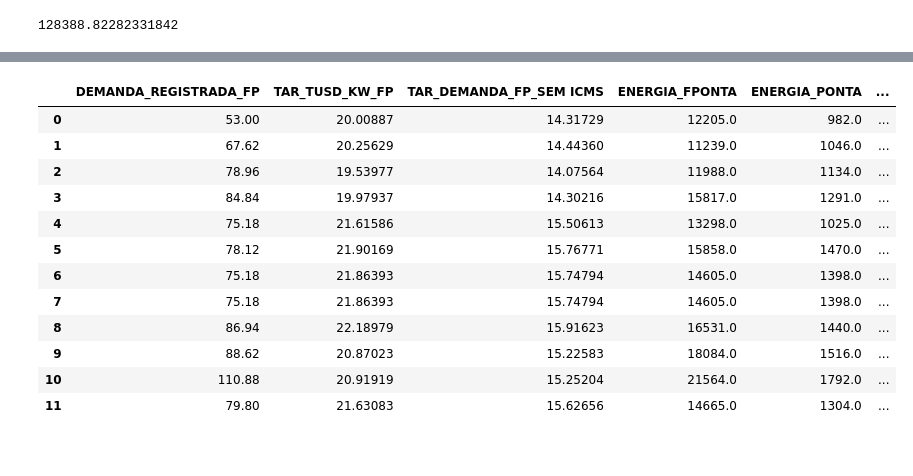
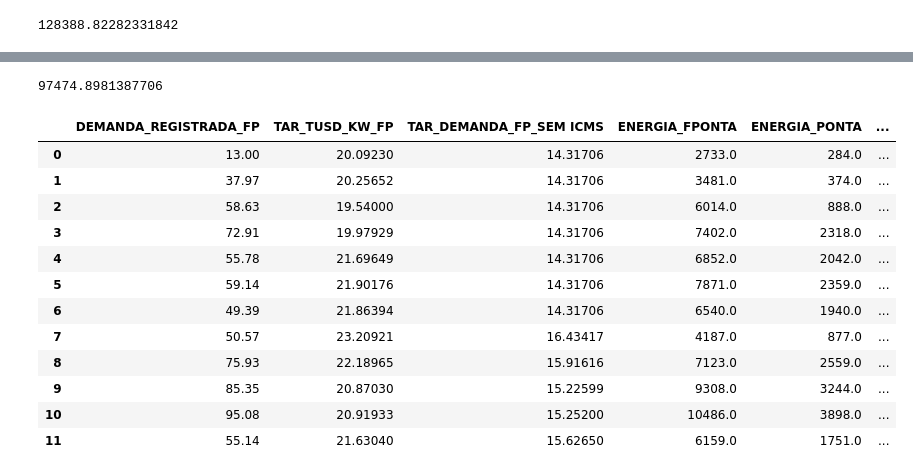
Before and after one commit to byronacunia/UFCA_estudo_mercado_livre, a Jupyter notebook: UFCA.ipynb, the cells around one changed output, grey strips where cells are left out. Drawn from its saved outputs; the diff is of its cells as text; code cells hidden in the pictures.

```diff
--- a/UFCA.ipynb
+++ b/UFCA.ipynb
@@ -502,3 +372,8 @@ dadosUC3
 | 9 | 614.88 | 20.87050 | 15.91619 | 115664 | 17746 |
 | 10 | 651.84 | 20.91934 | 15.91619 | 135194 | 20367 |
 | 11 | 419.48 | 21.63083 | 15.62658 | 83691 | 11665 |
+# %%
+dadosUC4 = UC4[UC4['ANO']==2019][['DEMANDA_REGISTRADA_FP','TAR_TUSD_KW_FP', 'TAR_DEMANDA_FP_SEM ICMS', 'ENERGIA_FPONTA', 'ENERGIA_PONTA']].reset_index()
+del dadosUC4['index']
+dadosUC4 = dadosUC4.fillna(method='ffill')
+dadosUC4
@@ -520,16 +409,21 @@ TOTAL_CONTA_CATIVO_UC3
-# %%
-dadosUC3
-# %% [output]
-|  | DEMANDA_REGISTRADA_FP | TAR_TUSD_KW_FP | TAR_DEMANDA_FP_SEM ICMS | ENERGIA_FPONTA | ENERGIA_PONTA | ... |
-| 0 | 53.00 | 20.00887 | 14.31729 | 12205.0 | 982.0 | ... |
-| 1 | 67.62 | 20.25629 | 14.44360 | 11239.0 | 1046.0 | ... |
-| 2 | 78.96 | 19.53977 | 14.07564 | 11988.0 | 1134.0 | ... |
-| 3 | 84.84 | 19.97937 | 14.30216 | 15817.0 | 1291.0 | ... |
-| 4 | 75.18 | 21.61586 | 15.50613 | 13298.0 | 1025.0 | ... |
-| 5 | 78.12 | 21.90169 | 15.76771 | 15858.0 | 1470.0 | ... |
-| 6 | 75.18 | 21.86393 | 15.74794 | 14605.0 | 1398.0 | ... |
-| 7 | 75.18 | 21.86393 | 15.74794 | 14605.0 | 1398.0 | ... |
-| 8 | 86.94 | 22.18979 | 15.91623 | 16531.0 | 1440.0 | ... |
-| 9 | 88.62 | 20.87023 | 15.22583 | 18084.0 | 1516.0 | ... |
-| 10 | 110.88 | 20.91919 | 15.25204 | 21564.0 | 1792.0 | ... |
-| 11 | 79.80 | 21.63083 | 15.62656 | 14665.0 | 1304.0 | ... |
+# %%
+TOTAL_CONTA_CATIVO_UC4, dadosUC4 = TOTAL_CONTA_CATIVO_UC(dadosUC4,demanda_contratada = 150,Tarifa_total_P=1.81318, Tarifa_total_FP = 0.40733, RetencaoFederal = 0.0620)
+TOTAL_CONTA_CATIVO_UC4
+# %% [output]
+97474.8981387706
+# %%
+dadosUC4
+# %% [output]
+|  | DEMANDA_REGISTRADA_FP | TAR_TUSD_KW_FP | TAR_DEMANDA_FP_SEM ICMS | ENERGIA_FPONTA | ENERGIA_PONTA | ... |
+| 0 | 13.00 | 20.09230 | 14.31706 | 2733.0 | 284.0 | ... |
+| 1 | 37.97 | 20.25652 | 14.31706 | 3481.0 | 374.0 | ... |
+| 2 | 58.63 | 19.54000 | 14.31706 | 6014.0 | 888.0 | ... |
+| 3 | 72.91 | 19.97929 | 14.31706 | 7402.0 | 2318.0 | ... |
+| 4 | 55.78 | 21.69649 | 14.31706 | 6852.0 | 2042.0 | ... |
+| 5 | 59.14 | 21.90176 | 14.31706 | 7871.0 | 2359.0 | ... |
+| 6 | 49.39 | 21.86394 | 14.31706 | 6540.0 | 1940.0 | ... |
+| 7 | 50.57 | 23.20921 | 16.43417 | 4187.0 | 877.0 | ... |
+| 8 | 75.93 | 22.18965 | 15.91616 | 7123.0 | 2559.0 | ... |
+| 9 | 85.35 | 20.87030 | 15.22599 | 9308.0 | 3244.0 | ... |
+| 10 | 95.08 | 20.91933 | 15.25200 | 10486.0 | 3898.0 | ... |
+| 11 | 55.14 | 21.63040 | 15.62650 | 6159.0 | 1751.0 | ... |
```
Also changed, not shown: parts of 30 cells of this notebook.
